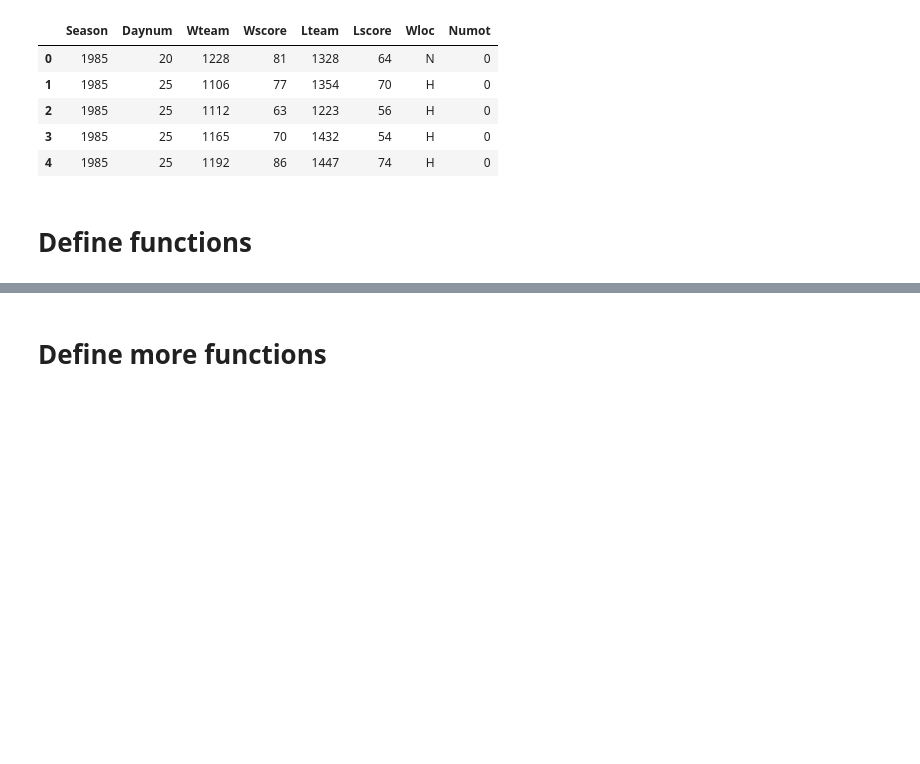
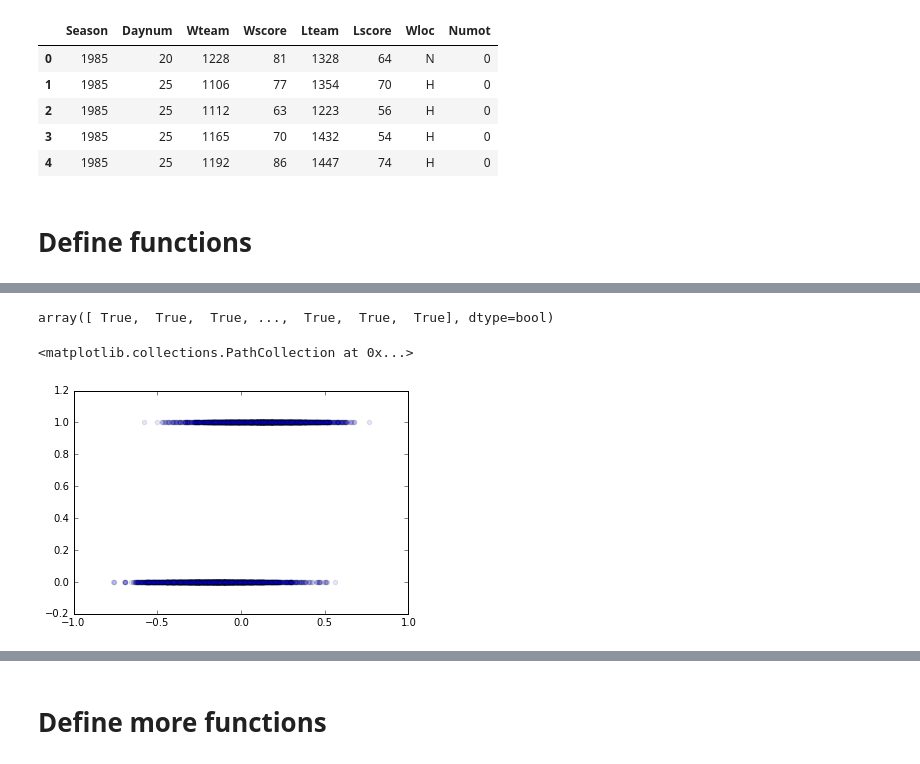
Before and after one commit to GTell88/marchmadness2017, a Jupyter notebook: notebooks/march_madness.ipynb, the cells around one changed output, grey strips where cells are left out. Drawn from its saved outputs; the diff is of its cells as text; code cells hidden in the pictures; blank space fills up the shorter version.

```diff
--- a/notebooks/march_madness.ipynb
+++ b/notebooks/march_madness.ipynb
@@ -100,0 +158,4 @@ win_percent_df.head()
+# %%
+df_16_start = df_16[['Team1','Team2','WL']]
+print df_16_start.shape
+df_16_start.head()
@@ -100,0 +170,29 @@ win_percent_df.head()
+# %%
+t1_winp = []
+t1_marg = []
+for t1 in df_16_start['Team1']:
+    winp = list(season_16_df[season_16_df['Team_Id'] == t1]['Win_Percent'])[0]
+    marg = list(season_16_df[season_16_df['Team_Id'] == t1]['Score_Margin'])[0]
+    t1_winp.append(winp)
+    t1_marg.append(marg)
+
+t2_winp = []
+t2_marg = []
+for t2 in df_16_start['Team2']:
+    winp = list(season_16_df[season_16_df['Team_Id'] == t2]['Win_Percent'])[0]
+    marg = list(season_16_df[season_16_df['Team_Id'] == t2]['Score_Margin'])[0]
+    t2_winp.append(winp)
+    t2_marg.append(marg)
+# %%
+X1 = np.array(t1_winp) - np.array(t2_winp)
+X2 = np.array(t1_marg) - np.array(t2_marg)
+# %%
+Y = df_16_start['WL']
+np.array(Y)
+# %% [output]
+array([ True,  True,  True, ...,  True,  True,  True], dtype=bool)
+# %%
+plt.scatter(X1,Y, alpha=0.1)
+# %% [output]
+<matplotlib.collections.PathCollection at 0x...>
+[figure, added]
```
Also changed, not shown: parts of 14 cells of this notebook, 3 other files.
